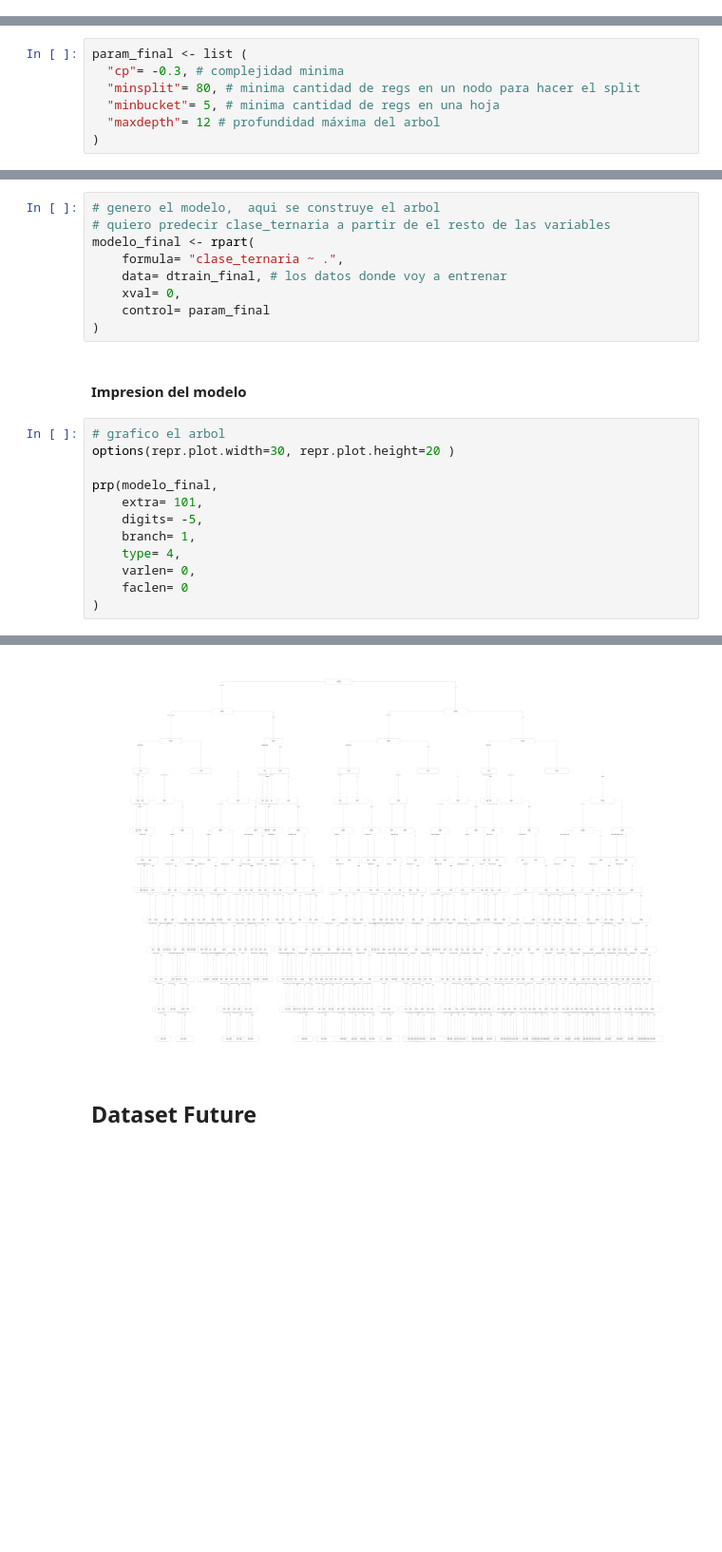
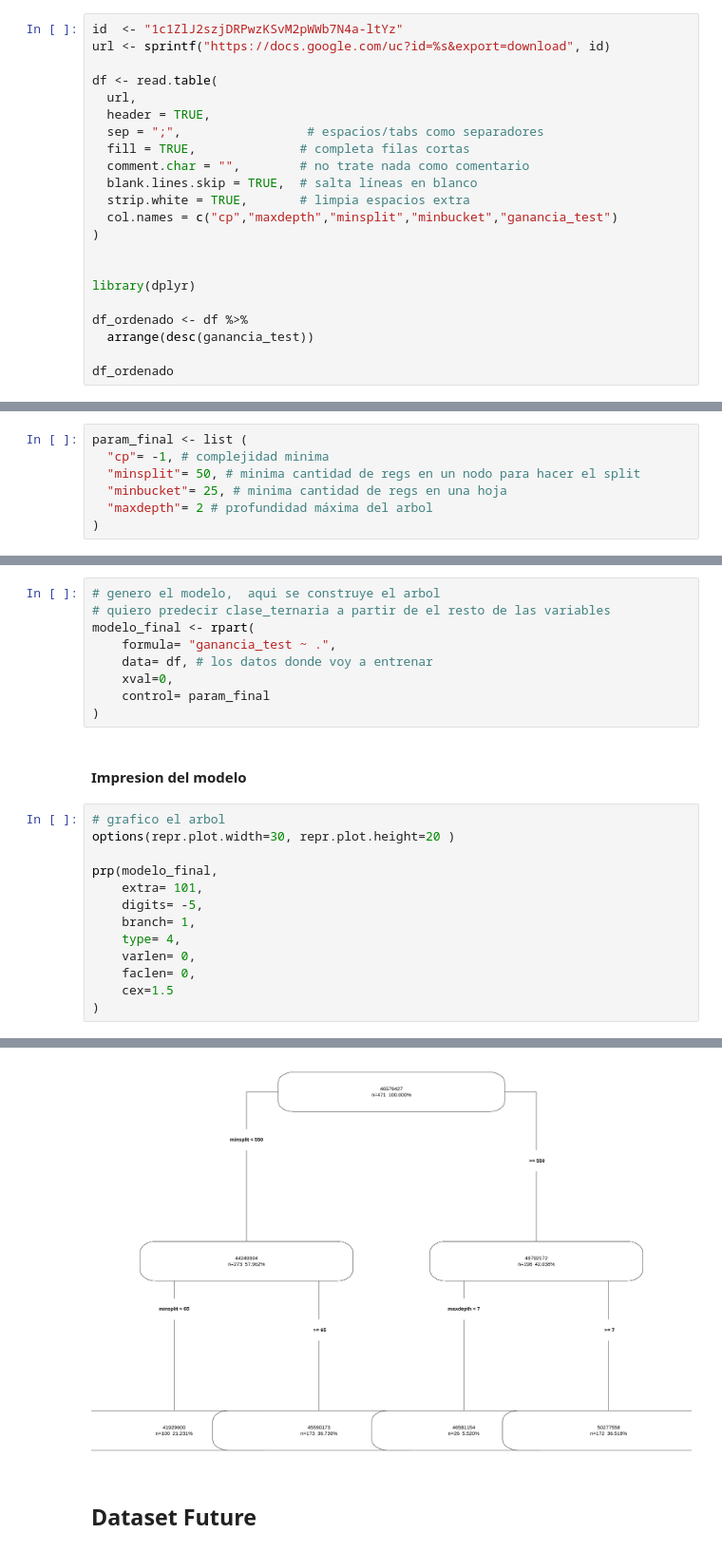
Before and after one commit to orcorsetti/labo2025v, a Jupyter notebook: src/rpart/102_FinalTrain_Ganancia.ipynb, the cells around one changed output, grey strips where cells are left out. Shown at 95% size. Saved outputs shown, nothing was run; the diff lists cells and outputs as text; blank space fills up the shorter version.

Commit message:
Prueba de arbol

```diff
--- a/src/rpart/102_FinalTrain_Ganancia.ipynb
+++ b/src/rpart/102_FinalTrain_Ganancia.ipynb
@@ -126,0 +128,22 @@ Aqui los hiperparámetros estan hardcodeados
+# %%
+id  <- "1c1ZlJ2szjDRPwzKSvM2pWWb7N4a-ltYz"
+url <- sprintf("https://docs.google.com/uc?id=%s&export=download", id)
+
+df <- read.table(
+  url,
+  header = TRUE,
+  sep = ";",                 # espacios/tabs como separadores
+  fill = TRUE,              # completa filas cortas
+  comment.char = "",        # no trate nada como comentario
+  blank.lines.skip = TRUE,  # salta líneas en blanco
+  strip.white = TRUE,       # limpia espacios extra
+  col.names = c("cp","maxdepth","minsplit","minbucket","ganancia_test")
+)
+
+
+library(dplyr)
+
+df_ordenado <- df %>%
+  arrange(desc(ganancia_test))
+
+df_ordenado
@@ -127,9 +170,9 @@ Aqui los hiperparámetros estan hardcodeados
 # %%
 param_final <- list (
-  "cp"= -0.3, # complejidad minima
-  "minsplit"= 80, # minima cantidad de regs en un nodo para hacer el split
-  "minbucket"= 5, # minima cantidad de regs en una hoja
-  "maxdepth"= 12 # profundidad máxima del arbol
+  "cp"= -1, # complejidad minima
+  "minsplit"= 50, # minima cantidad de regs en un nodo para hacer el split
+  "minbucket"= 25, # minima cantidad de regs en una hoja
+  "maxdepth"= 2 # profundidad máxima del arbol
 )
 # %% [markdown]
 ### Training
@@ -137,9 +180,9 @@ param_final <- list (
 # genero el modelo,  aqui se construye el arbol
 # quiero predecir clase_ternaria a partir de el resto de las variables
 modelo_final <- rpart(
-    formula= "clase_ternaria ~ .",
-    data= dtrain_final, # los datos donde voy a entrenar
-    xval= 0,
+    formula= "ganancia_test ~ .",
+    data= df, # los datos donde voy a entrenar
+    xval=0,
     control= param_final
 )
 # %% [markdown]
@@ -154,6 +197,7 @@ prp(modelo_final,
     branch= 1,
     type= 4,
     varlen= 0,
-    faclen= 0
+    faclen= 0,
+    cex=1.5
 )
 # %% [output]
@@ -162,4 +204,4 @@ Warning message:
-[figure, old version]
+[figure, new version]
 # %% [markdown]
 ## Dataset Future
 # %% [markdown]
```
Also changed, not shown: parts of 15 cells of this notebook.
